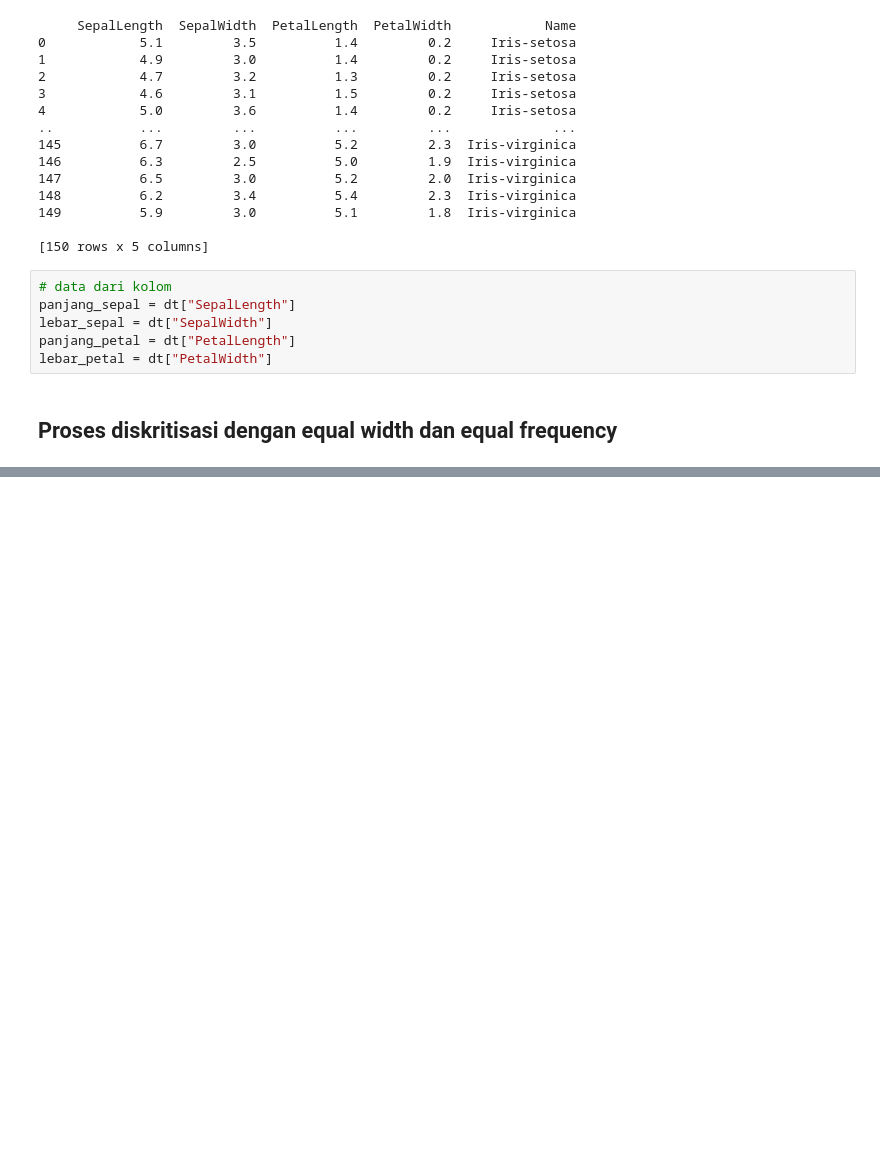
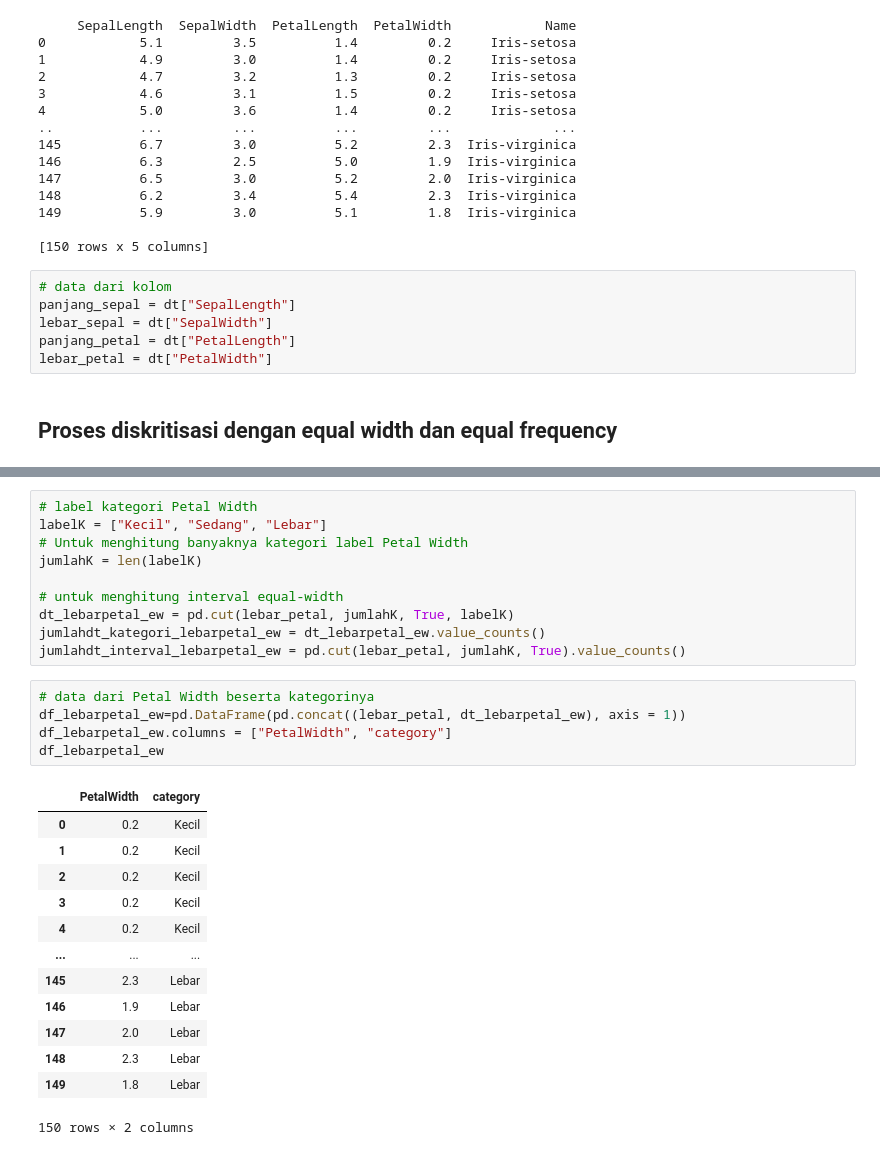
Before and after one commit to narulitaap/DataMining, a Jupyter notebook: _sources/tugas2.ipynb, the cells around one changed output, grey strips where cells are left out. Saved outputs shown, nothing was run; the diff lists cells and outputs as text; blank space fills up the shorter version.

```diff
--- a/_sources/tugas2.ipynb
+++ b/_sources/tugas2.ipynb
@@ -43,0 +153,29 @@ Diskritisasi digunakan untuk mengubah atribut numerik menjadi atribut kategorika
+# %%
+# label kategori Petal Width
+labelK = ["Kecil", "Sedang", "Lebar"]
+# Untuk menghitung banyaknya kategori label Petal Width
+jumlahK = len(labelK)
+
+# untuk menghitung interval equal-width
+dt_lebarpetal_ew = pd.cut(lebar_petal, jumlahK, True, labelK)
+jumlahdt_kategori_lebarpetal_ew = dt_lebarpetal_ew.value_counts()
+jumlahdt_interval_lebarpetal_ew = pd.cut(lebar_petal, jumlahK, True).value_counts()
+# %%
+# data dari Petal Width beserta kategorinya
+df_lebarpetal_ew=pd.DataFrame(pd.concat((lebar_petal, dt_lebarpetal_ew), axis = 1))
+df_lebarpetal_ew.columns = ["PetalWidth", "category"]
+df_lebarpetal_ew
+# %% [output]
+|  | PetalWidth | category |
+| 0 | 0.2 | Kecil |
+| 1 | 0.2 | Kecil |
+| 2 | 0.2 | Kecil |
+| 3 | 0.2 | Kecil |
+| 4 | 0.2 | Kecil |
+| ... | ... | ... |
+| 145 | 2.3 | Lebar |
+| 146 | 1.9 | Lebar |
+| 147 | 2.0 | Lebar |
+| 148 | 2.3 | Lebar |
+| 149 | 1.8 | Lebar |
+150 rows × 2 columns
```
Also changed, not shown: parts of 45 cells of this notebook, 2 other files.
